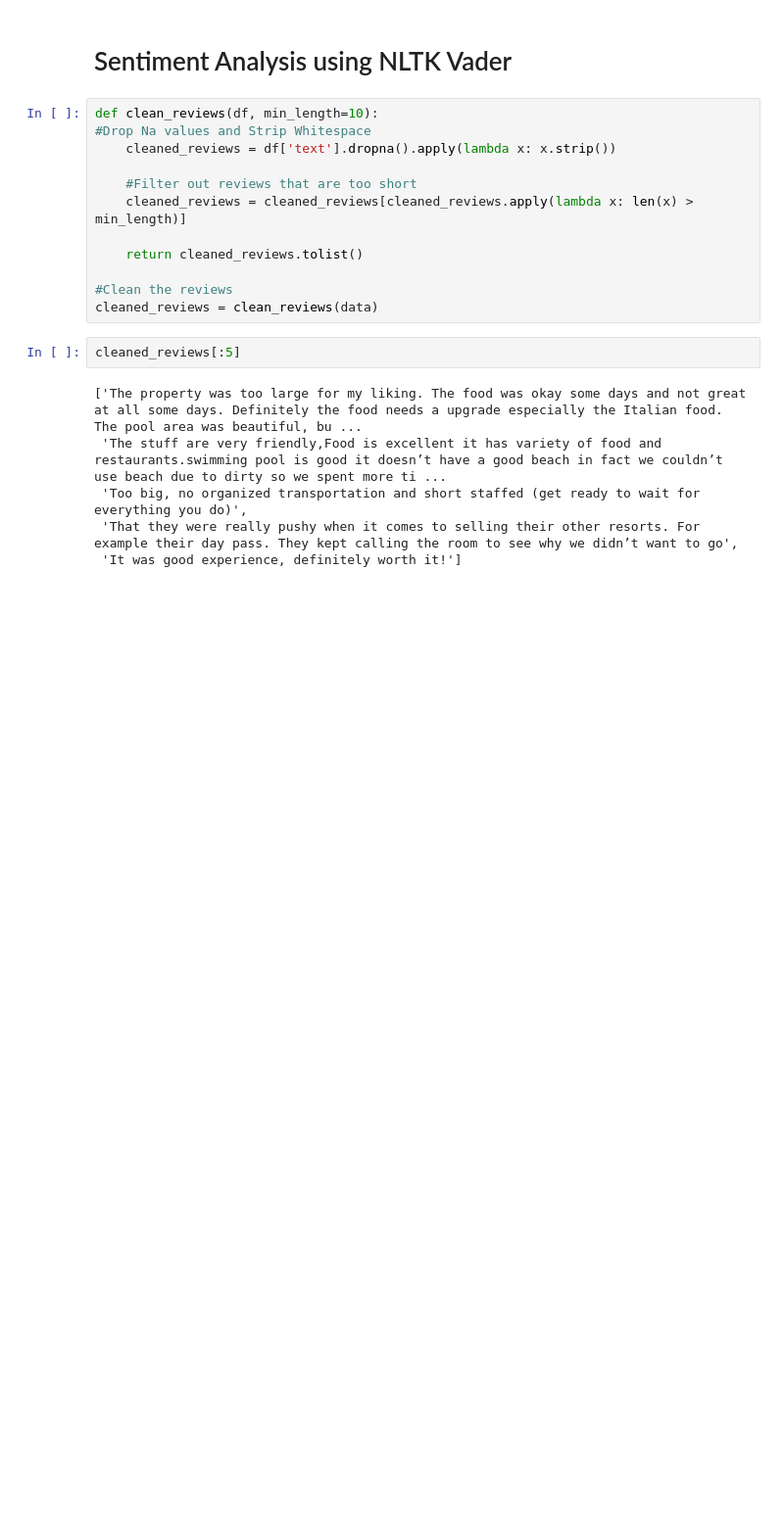
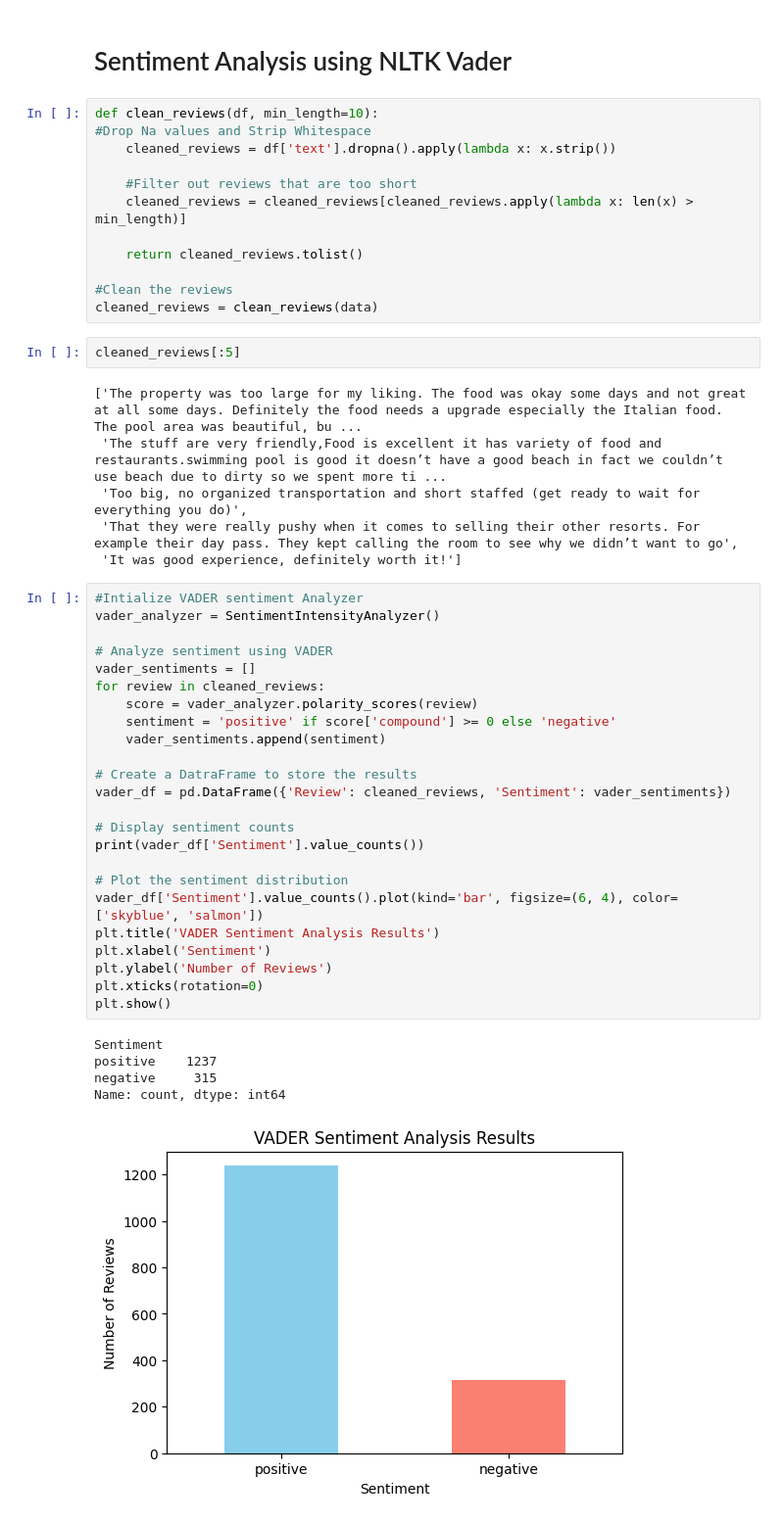
Before and after one commit to rohit196/Text-Analytics, a Jupyter notebook: Sentiment-Analysis/Sentiment-Analysis.ipynb, the cells around one changed output. Shown: that part at 98% size. Saved outputs shown, nothing was run; the diff lists cells and outputs as text; blank space fills up the shorter version.

Commit message:
Sentiment Analysis Completed

```diff
--- a/Sentiment-Analysis/Sentiment-Analysis.ipynb
+++ b/Sentiment-Analysis/Sentiment-Analysis.ipynb
@@ -49,3 +50,33 @@ cleaned_reviews[:5]
  'Too big, no organized transportation and short staffed (get ready to wait for everything you do)',
  'That they were really pushy when it comes to selling their other resorts. For example their day pass. They kept calling the room to see why we didn’t want to go',
  'It was good experience, definitely worth it!']
+# %%
+#Intialize VADER sentiment Analyzer
+vader_analyzer = SentimentIntensityAnalyzer()
+
+# Analyze sentiment using VADER
+vader_sentiments = []
+for review in cleaned_reviews:
+    score = vader_analyzer.polarity_scores(review)
+    sentiment = 'positive' if score['compound'] >= 0 else 'negative'
+    vader_sentiments.append(sentiment)
+
+# Create a DatraFrame to store the results
+vader_df = pd.DataFrame({'Review': cleaned_reviews, 'Sentiment': vader_sentiments})
+
+# Display sentiment counts
+print(vader_df['Sentiment'].value_counts())
+
+# Plot the sentiment distribution
+vader_df['Sentiment'].value_counts().plot(kind='bar', figsize=(6, 4), color=['skyblue', 'salmon'])
+plt.title('VADER Sentiment Analysis Results')
+plt.xlabel('Sentiment')
+plt.ylabel('Number of Reviews')
+plt.xticks(rotation=0)
+plt.show()
+# %% [output]
+Sentiment
+positive    1237
+negative     315
+Name: count, dtype: int64
+[figure, added]
```
Also changed, not shown: parts of 3 cells of this notebook, 1 other file.
